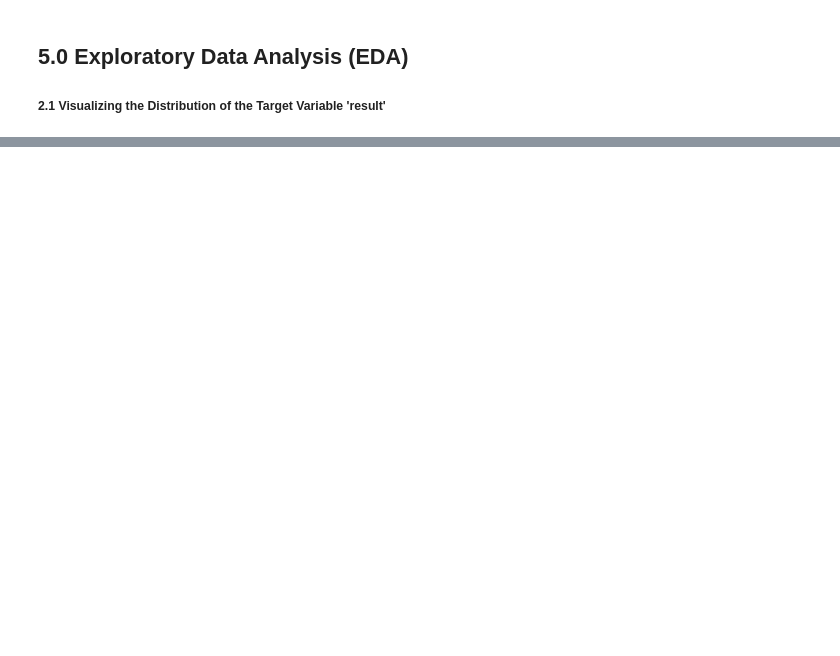
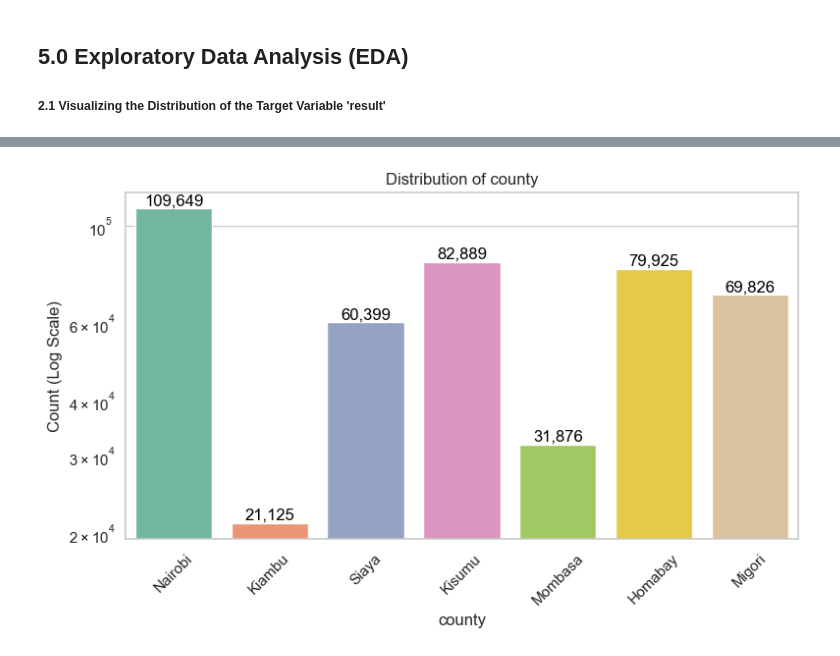
Before and after one commit to RichieRicky/DSF-PT08P5-GROUP5_CAPSTONE-PROJECT, a Jupyter notebook: Index.ipynb, the cells around one changed output, grey strips where cells are left out. Saved outputs shown, nothing was run; the diff lists cells and outputs as text; code cells hidden in the pictures; blank space fills up the shorter version.

```diff
--- a/Index.ipynb
+++ b/Index.ipynb
@@ -853,0 +559,52 @@ lr_model = Pipeline(steps=[
+# %%
+
+def visualize_univariate_analysis(df, cat_variable):
+    """
+    Visualizes the distribution of a categorical variable.
+    Annotates the bars with the count values for clarity, using logarithmic scale and comma formatting.
+
+    Parameters:
+    df (DataFrame): The DataFrame containing the data.
+    cat_variable (str): The categorical variable to analyze.
+
+    Returns:
+    None: Displays the plot.
+    """
+    # Strip any leading/trailing spaces in column names
+    df.columns = df.columns.str.strip()
+
+    # Check if the categorical variable exists in the DataFrame
+    if cat_variable not in df.columns:
+        print(f"Warning: {cat_variable} does not exist in the DataFrame.")
+        return
+
+    # Visualize the distribution of the categorical variable
+    plt.figure(figsize=(8, 5))
+    ax = sns.countplot(x=cat_variable, data=df, palette='Set2')
+
+    # Set logarithmic scale for the y-axis
+    ax.set_yscale('log')
+
+    # Add the count at the end of each bar with comma formatting
+    for p in ax.patches:
+        height = p.get_height()
+        # Annotating the bar with count formatted with commas
+        ax.text(p.get_x() + p.get_width() / 2, height + 2,
+                f'{int(height):,}', ha='center', va='bottom', fontsize=12, color='black')  # Formatting text
+
+    # Customize the plot
+    plt.title(f'Distribution of {cat_variable}')
+    plt.xlabel(cat_variable)
+    plt.ylabel('Count (Log Scale)')
+
+    # Rotate x-axis ticks by 45 degrees
+    plt.xticks(rotation=45)
+
+    # Display the plot
+    plt.tight_layout()
+    plt.show()
+
+# Call the function with agyw_df and 'county' as the categorical variable
+visualize_univariate_analysis(agyw_df, 'county')
+# %% [output]
+[figure, added]
```
Also changed, not shown: parts of 142 cells of this notebook, 44 other files.
